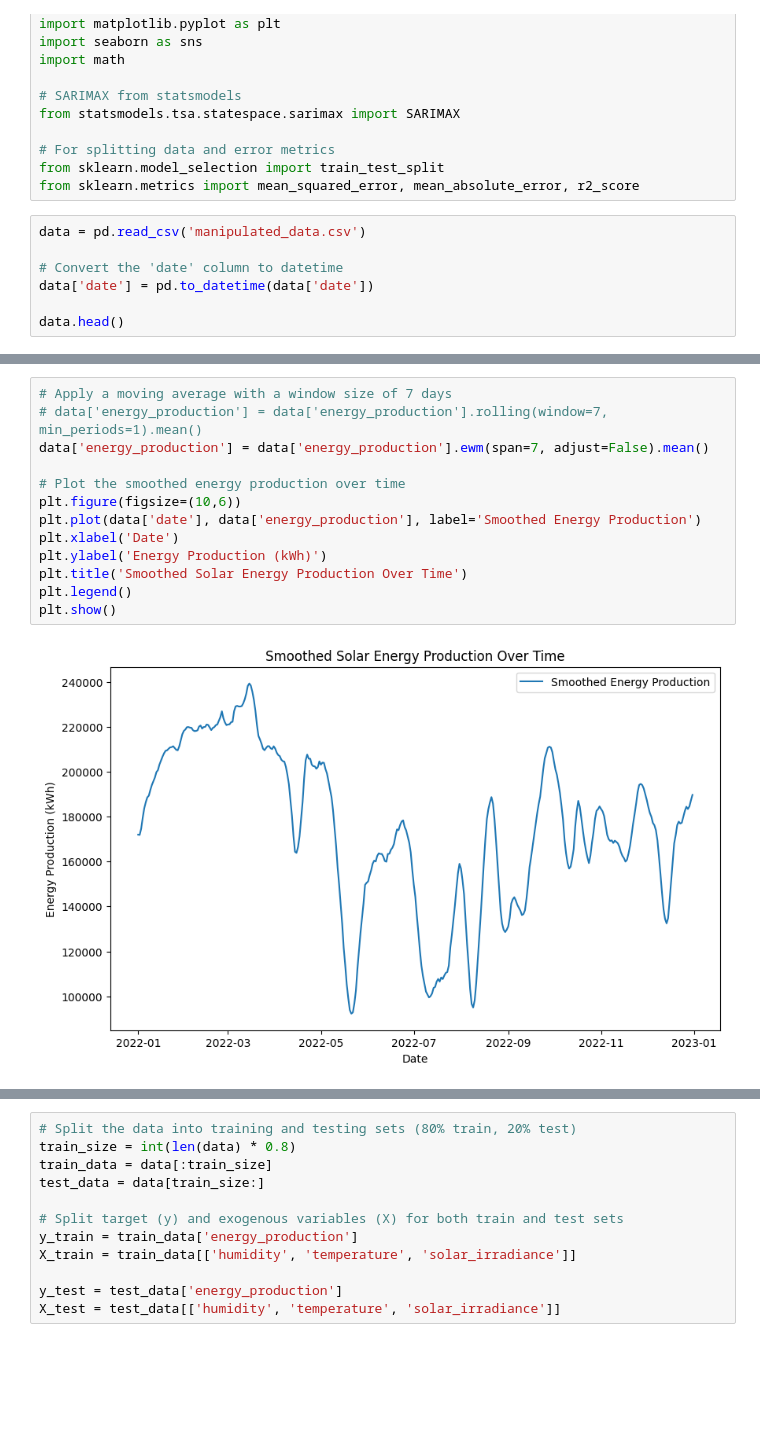
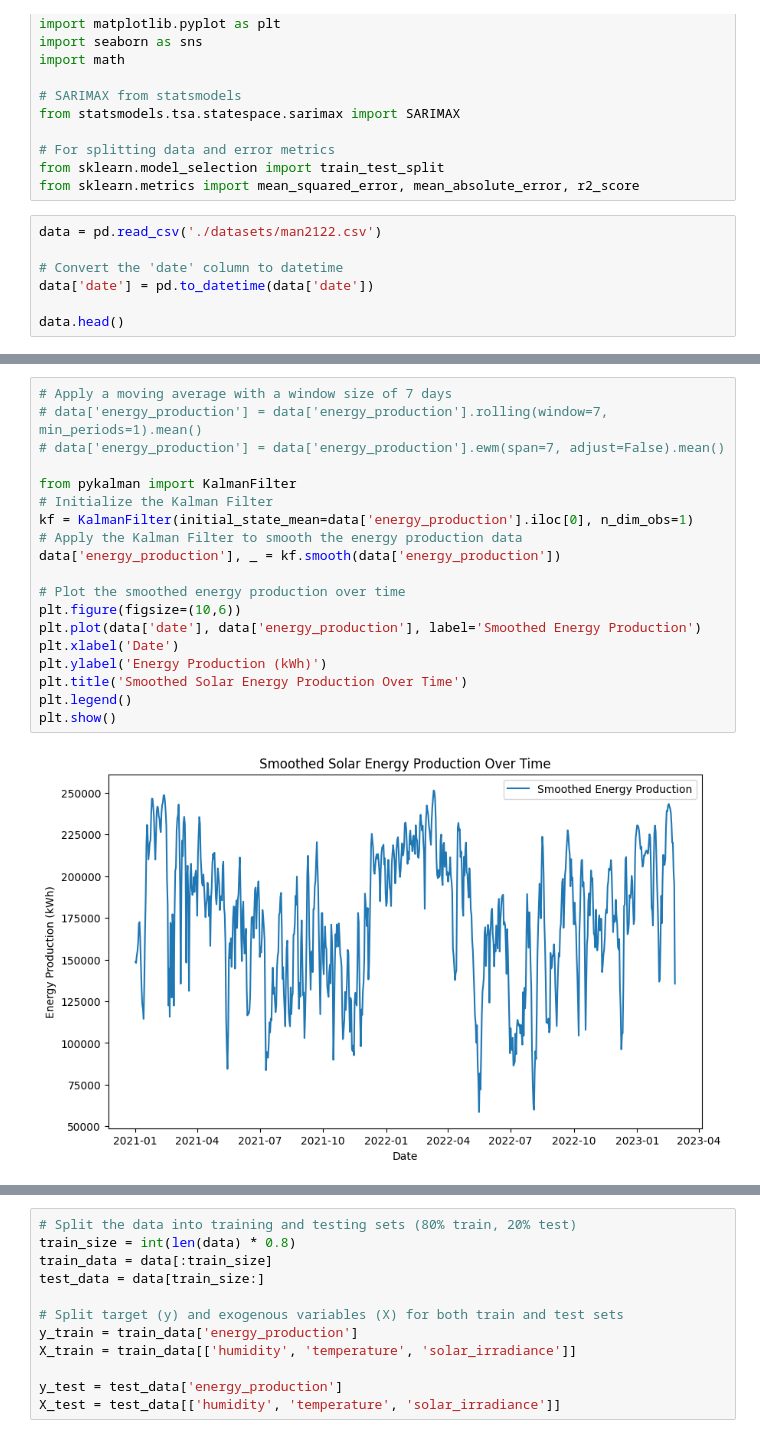
Before and after one commit to Jamesupback/solar, a Jupyter notebook: minor/helpers/sarimax.ipynb, the cells around one changed output, grey strips where cells are left out. Saved outputs shown, nothing was run; the diff lists cells and outputs as text; blank space fills up the shorter version.

```diff
--- a/minor/helpers/sarimax.ipynb
+++ b/minor/helpers/sarimax.ipynb
@@ -13,7 +13,7 @@ from statsmodels.tsa.statespace.sarimax import SARIMAX
 from sklearn.model_selection import train_test_split
 from sklearn.metrics import mean_squared_error, mean_absolute_error, r2_score
 # %%
-data = pd.read_csv('manipulated_data.csv')
+data = pd.read_csv('./datasets/man2122.csv')
 
 # Convert the 'date' column to datetime
 data['date'] = pd.to_datetime(data['date'])
@@ -40,18 +40,24 @@ plt.show()
 # %%
 # Apply a moving average with a window size of 7 days
 # data['energy_production'] = data['energy_production'].rolling(window=7, min_periods=1).mean()
-data['energy_production'] = data['energy_production'].ewm(span=7, adjust=False).mean()
+# data['energy_production'] = data['energy_production'].ewm(span=7, adjust=False).mean()
+
+from pykalman import KalmanFilter
+# Initialize the Kalman Filter
+kf = KalmanFilter(initial_state_mean=data['energy_production'].iloc[0], n_dim_obs=1)
+# Apply the Kalman Filter to smooth the energy production data
+data['energy_production'], _ = kf.smooth(data['energy_production'])
 
 # Plot the smoothed energy production over time
 plt.figure(figsize=(10,6))
 plt.plot(data['date'], data['energy_production'], label='Smoothed Energy Production')
 plt.xlabel('Date')
 plt.ylabel('Energy Production (kWh)')
 plt.title('Smoothed Solar Energy Production Over Time')
 plt.legend()
 plt.show()
 # %% [output]
-[figure, old version]
+[figure, new version]
 # %%
 # Filter out non-numeric columns for correlation matrix
 numeric_data = data.select_dtypes(include=[np.number])
```
Also changed, not shown: parts of 10 cells of this notebook, 17 other files.
